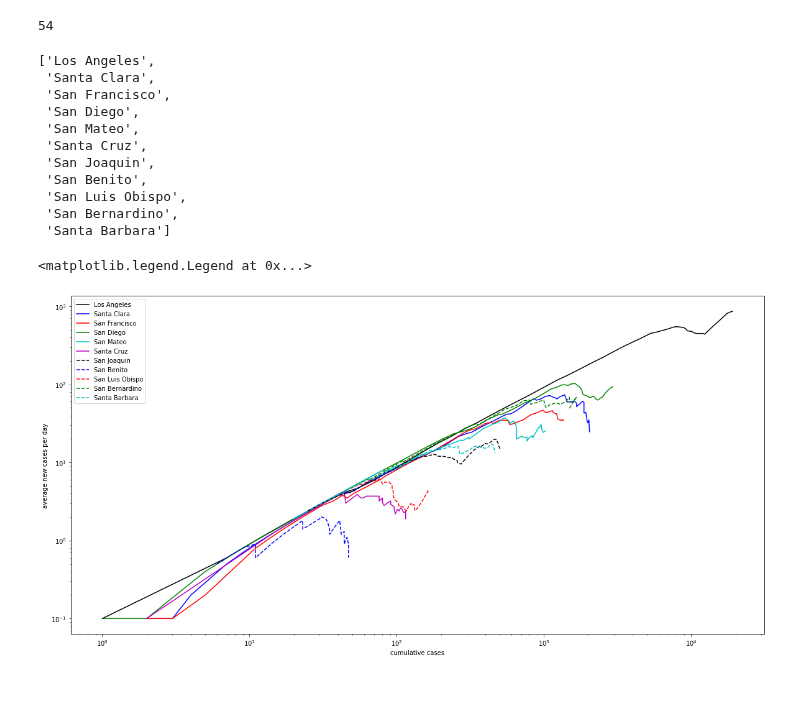
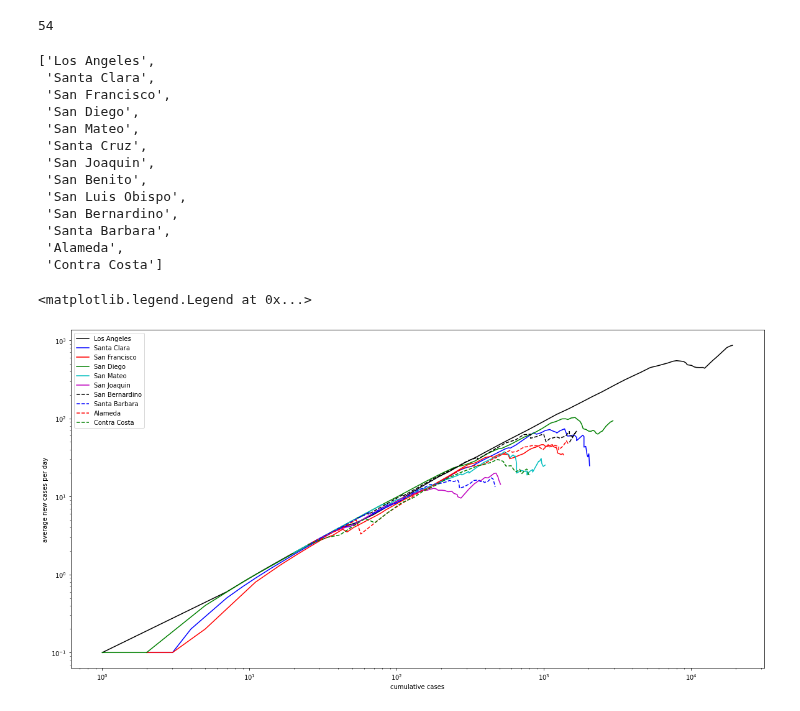
Before and after one commit to mds2/covid-jupyter-mds2, a Jupyter notebook: COVID.ipynb, the cells around one changed output. Saved outputs shown, nothing was run; the diff lists cells and outputs as text; code cells hidden in the pictures.

Commit message:
Added east bay counties, removed counties with low case count

```diff
--- a/COVID.ipynb
+++ b/COVID.ipynb
@@ -59,6 +59,7 @@ class ColorPicker:
         return c
 # %%
 important_counties = [k for k in counties.keys() if k.find('San') >= 0 or k.find('Los') >= 0]
+important_counties += ['Alameda', 'Contra Costa']
 important_counties
 # %% [output]
 ['Los Angeles',
@@ -71,13 +72,17 @@ important_counties
  'San Benito',
  'San Luis Obispo',
  'San Bernardino',
- 'Santa Barbara']
+ 'Santa Barbara',
+ 'Alameda',
+ 'Contra Costa']
 # %%
 col_pick = ColorPicker()
 plt.rcParams['figure.figsize'] = [20,10]
 for county in important_counties:
+    if trajectory(county)[0][-1] < 200:
+        continue
     plot_traj(county, col_pick.get(), window=10)
 plt.legend()
 # %% [output]
 <matplotlib.legend.Legend at 0x...>
-[figure, old version]
+[figure, new version]
```
